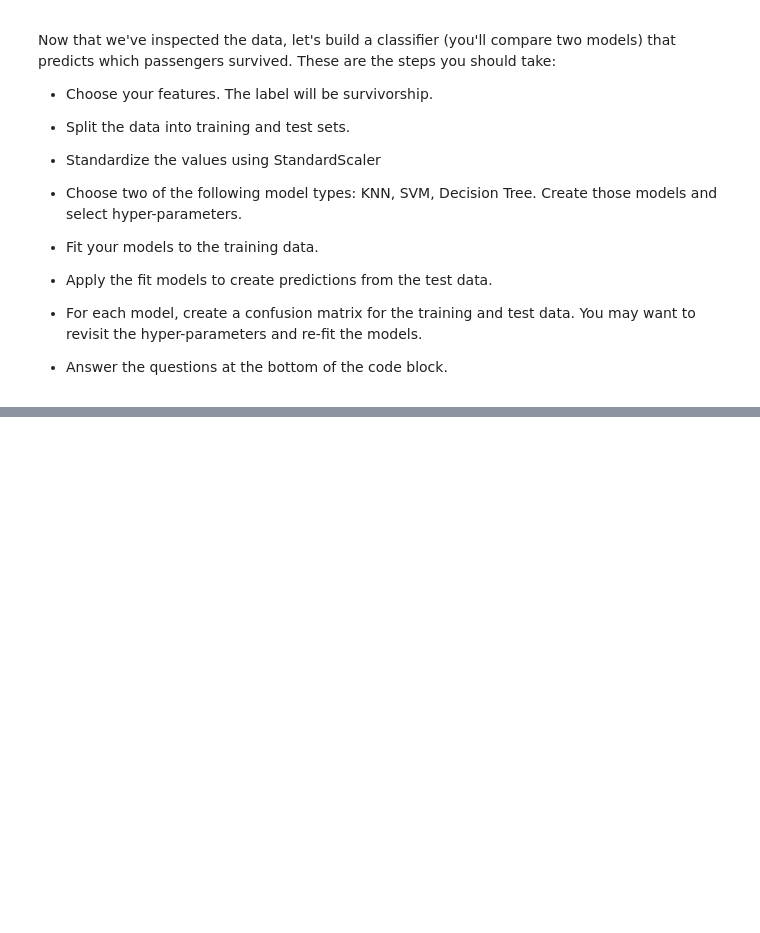
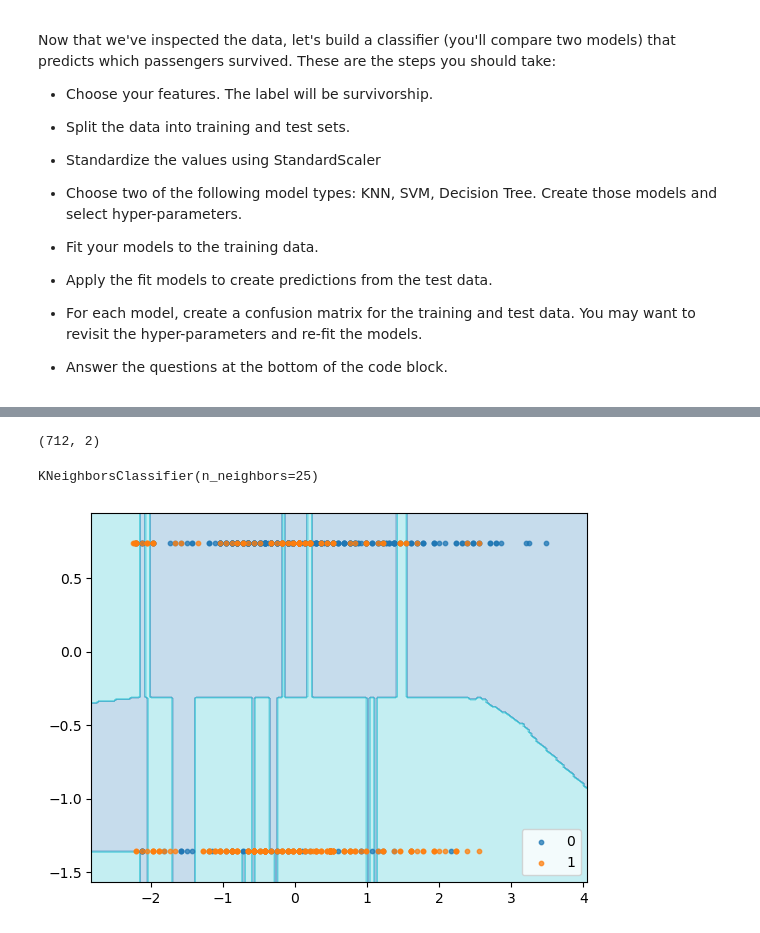
Before and after one commit to GettysburgDataScience/ps05-CarissaMobley, a Jupyter notebook: ps05.ipynb, the cells around one changed output, grey strips where cells are left out. Cells and saved outputs as stored; diff of their text form; code cells hidden in the pictures; blank space fills up the shorter version.

```diff
--- a/ps05.ipynb
+++ b/ps05.ipynb
@@ -234,0 +247,16 @@ Now that we've inspected the data, let's build a classifier (you'll compare two
+# %%
+features=['Age', 'Sex', 'Pclass', 'Fare']
+label=['Survived']
+X_train,X_test, y_train, y_test = train_test_split(titanic_df[features], titanic_df[label], test_size=0.2)
+# %%
+ss = StandardScaler() #create standard scaler object
+ss.fit(X_train) #calcs mean and stdev from training data
+
+Xs_train=ss.transform(X_train)
+Xs_test=ss.transform(X_test)
+
+display(X_train)
+display(X_train_s) #an array of standard deviations
+
+ys_train=y_train.values.ravel() #ravel flattens a multidimensional array to be one dimensional
+ys_test=y_test.values.ravel()
@@ -234,0 +284,10 @@ Now that we've inspected the data, let's build a classifier (you'll compare two
+# %%
+X_train.shape #getting length of training data to find sqrt of num of data points
+# %% [output]
+(712, 2)
+# %%
+knn_clf=KNeighborsClassifier(n_neighbors=25) #creates classifier and sets num neighbors to roughly square root number of data points
+
+knn_clf.fit(Xs_train, ys_train) #fits knn model to the training data
+# %% [output]
+KNeighborsClassifier(n_neighbors=25)
@@ -234,0 +341,10 @@ Now that we've inspected the data, let's build a classifier (you'll compare two
+# %%
+#this part isn't really relevant anymore since we have more than 2 feeatures now but i'm keeping it in for posterity
+fig, ax=plt.subplots(1,1)
+
+plotDecisionBoundary(knn_clf, data = (Xs_train, ys_train), ax=ax)
+ax.set_xlabel('Age')
+ax.set_ylabel('Sex')
+plt.show()
+# %% [output]
+[figure, added]
```
Also changed, not shown: parts of 7 cells of this notebook.
